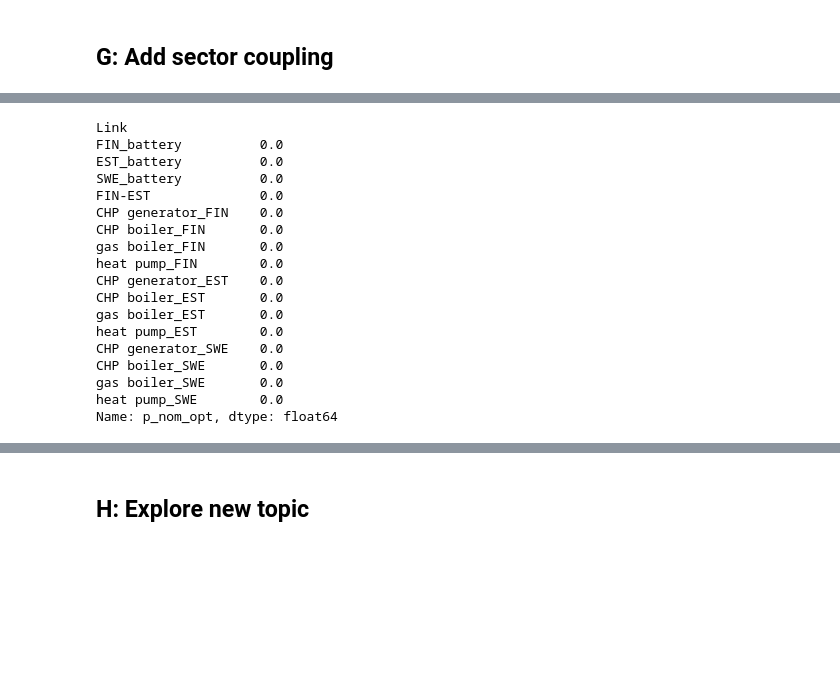
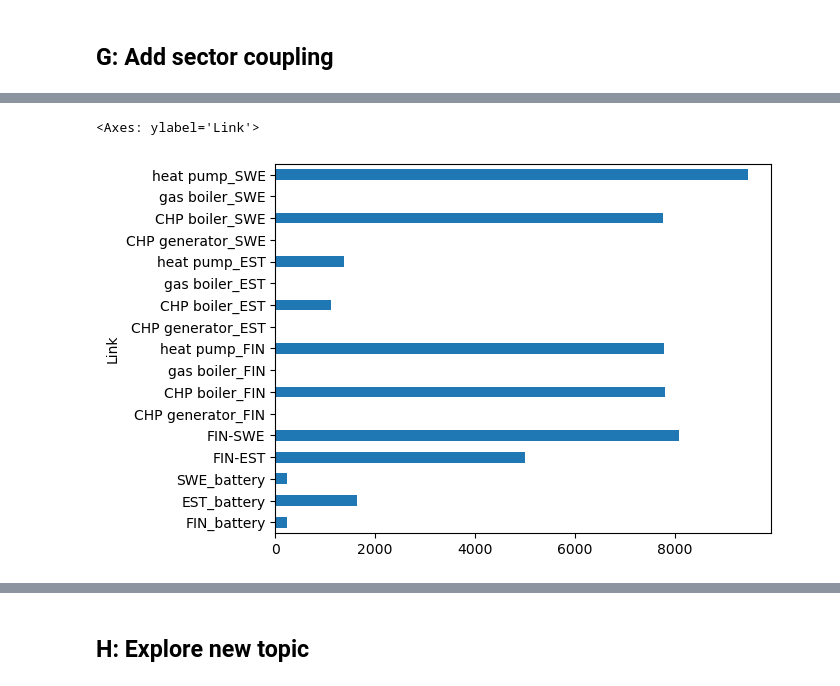
Before and after one commit to NicolineSimoneDTU/Integrated_Project, a Jupyter notebook: project.ipynb, the cells around one changed output, grey strips where cells are left out. Drawn from its saved outputs; the diff is of its cells as text; code cells hidden in the pictures; blank space fills up the shorter version.

```diff
--- a/project.ipynb
+++ b/project.ipynb
@@ -749,6 +784,8 @@ temperature_df = pd.concat(
     [temp_est.rename("EST"), temp_fin.rename("FIN"), temp_swe.rename("SWE")],
     axis=1
 )
+
+temperature_df = temperature_df.loc[(temperature_df.index.year >= 2012) & (temperature_df.index.year < 2018)]
 # %%
 # backpressure limit
 c_m = 0.75
@@ -761,16 +798,19 @@ T_sink = 55 # temperature of the heat sink
 
 def cop(t_source, t_sink=55):
     delta_t = t_sink - t_source
-    return (6.81 - 0.121 * delta_t + 0.00063 * delta_t**2).values
+    cop = (6.81 - 0.121 * delta_t + 0.00063 * delta_t**2)
+    cop = cop.fillna(method="ffill")
+    return cop.values
 
 network.add("Bus", "gas", carrier="OCGT") # Dummy gas bus
-network.add("Store", "gas", e_initial=1e18, e_nom=1e18, bus="gas", carrier = "OCGT")
+network.add("Store", "gas", e_initial=1E9, e_nom=1E9, bus="gas", carrier = "OCGT")
 network.add("Carrier","heat")
 
 
 for country in countries:
+# if country == "FIN":
     network.add("Bus", f"{country}_heat", y = coordinates[country][0], x = coordinates[country][1], carrier="heat")
-    network.add("Load", f"heat_load_{country}", bus=f"{country}_heat", p_set=heat_all.loc[heat_all.index.year == year, country].values, carrier = "heat")
+    network.add("Load", f"heat_load_{country}", bus=f"{country}_heat", p_set=heat_all[:1488].loc[:,country].values, carrier = "heat")
 
 
     network.add(
@@ -811,6 +851,16 @@ for country in countries:
 
     model = network.optimize.create_model()
     link_p = model.variables["Link-p"]
+    link_p_nom = model.variables["Link-p_nom"]
+
+    # Guarantees heat output and electric output nominal powers are proportional
+    model.add_constraints(
+        float(network.links.at[f"CHP generator_{country}", "efficiency"]) * link_p_nom.loc[f"CHP generator_{country}"]
+        - float(network.links.at[f"CHP boiler_{country}", "efficiency"]) * link_p_nom.loc[f"CHP boiler_{country}"]
+        == 0,
+        name="heat-power output proportionality",
+    )
+
     # Guarantees back-pressure line
     model.add_constraints(
         c_m * float(network.links.at[f"CHP boiler_{country}", "efficiency"]) * link_p.sel(Link=f"CHP boiler_{country}")
@@ -827,7 +877,7 @@ for country in countries:
     )
 
     # Add heat pump
-    temp = temperature_df.loc[temperature_df.index.year == year, f"{country}"]
+    temp = temperature_df[:1488].loc[:,f"{country}"] # temperature_df.index.year == year,
 
     network.add(
         "Link",
@@ -836,7 +886,7 @@ for country in countries:
         bus1=f"{country}_heat",
         efficiency=cop(temp),
         p_nom_extendable=True,
-        capital_cost=costs.at["central air-sourced heat pump", "capital_cost"]/1000,  # €/MWe/a
-        marginal_cost=costs.at["central air-sourced heat pump", "marginal_cost"]/1000,  # €/MWh
+        capital_cost=costs.at["central air-sourced heat pump", "capital_cost"],  # €/MWe/a
+        marginal_cost=costs.at["central air-sourced heat pump", "marginal_cost"],  # €/MWh
         carrier = "heat"
     )
@@ -881,22 +966,6 @@ link_p
 # %%
-network.links.p_nom_opt
+network.links.p_nom_opt.plot.barh()
 # %% [output]
-Link
-FIN_battery          0.0
-EST_battery          0.0
-SWE_battery          0.0
-FIN-EST              0.0
-CHP generator_FIN    0.0
-CHP boiler_FIN       0.0
-gas boiler_FIN       0.0
-heat pump_FIN        0.0
-CHP generator_EST    0.0
-CHP boiler_EST       0.0
-gas boiler_EST       0.0
-heat pump_EST        0.0
-CHP generator_SWE    0.0
-CHP boiler_SWE       0.0
-gas boiler_SWE       0.0
-heat pump_SWE        0.0
-Name: p_nom_opt, dtype: float64
+<Axes: ylabel='Link'>
+[figure, added]
 # %%
```
Also changed, not shown: parts of 17 cells of this notebook.
